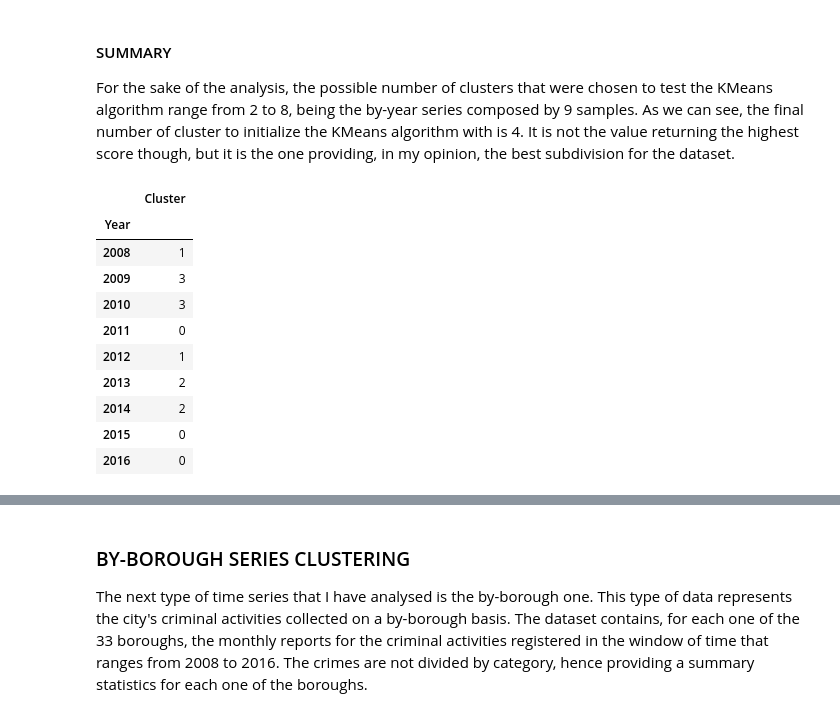
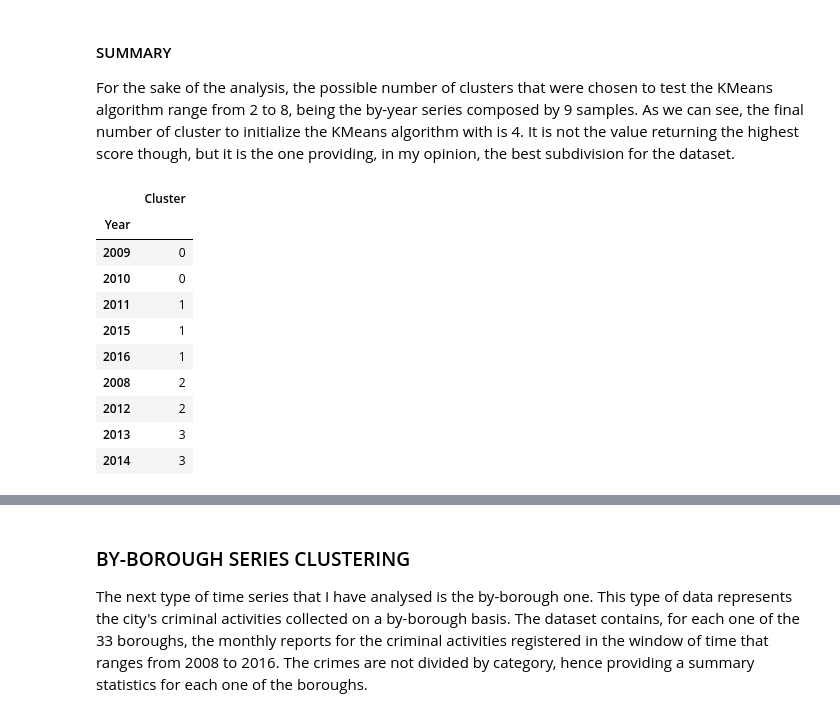
Before and after one commit to germz01/london_crime_data_analysis, a Jupyter notebook: notebooks/cluster_analysis.ipynb, the cells around one changed output, grey strips where cells are left out. Drawn from its saved outputs; the diff is of its cells as text; code cells hidden in the pictures.

```diff
--- a/notebooks/cluster_analysis.ipynb
+++ b/notebooks/cluster_analysis.ipynb
@@ -117,18 +124,18 @@ in my opinion, the best subdivision for the dataset.
 # %%
 kmeans = pd.DataFrame(data=KMeans(n_clusters=4).fit_predict(ts_by_year_matrix),
                       index=range(2008, 2017), columns=['Cluster'])
 kmeans.index.name = 'Year'
 
-kmeans
+kmeans.sort_values('Cluster')
 # %% [output]
 |  | Cluster |
 | Year |  |
-| 2008 | 1 |
-| 2009 | 3 |
-| 2010 | 3 |
-| 2011 | 0 |
-| 2012 | 1 |
-| 2013 | 2 |
-| 2014 | 2 |
-| 2015 | 0 |
-| 2016 | 0 |
+| 2009 | 0 |
+| 2010 | 0 |
+| 2011 | 1 |
+| 2015 | 1 |
+| 2016 | 1 |
+| 2008 | 2 |
+| 2012 | 2 |
+| 2013 | 3 |
+| 2014 | 3 |
```
Also changed, not shown: parts of 17 cells of this notebook, 6 other files.
